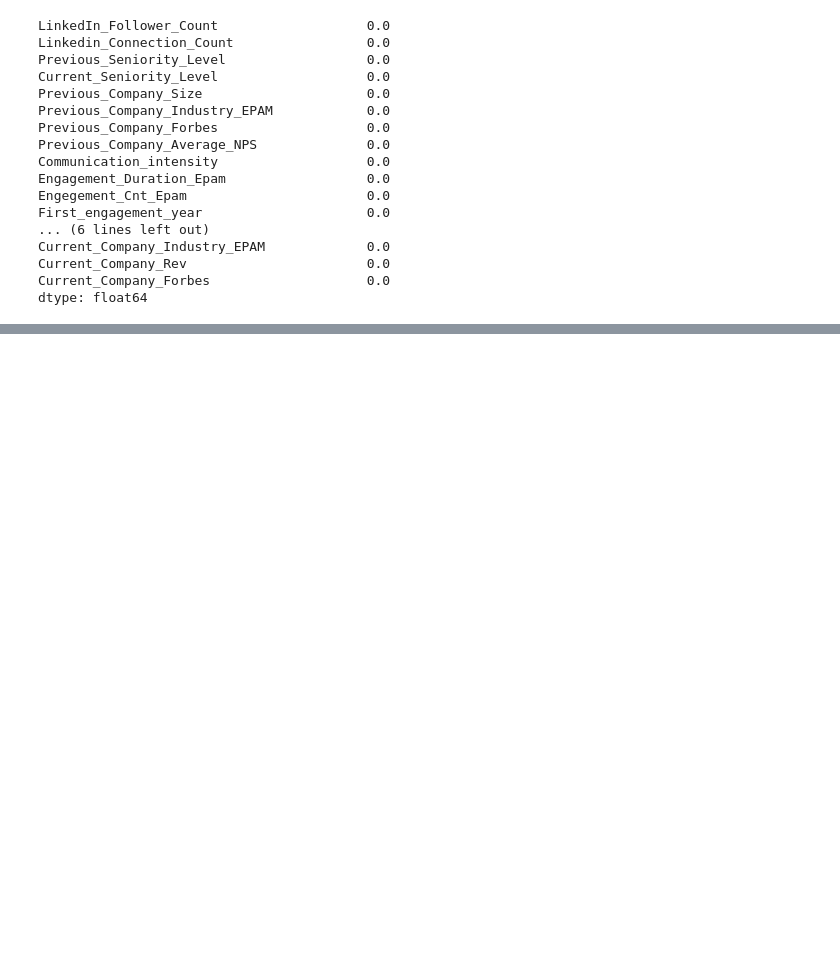
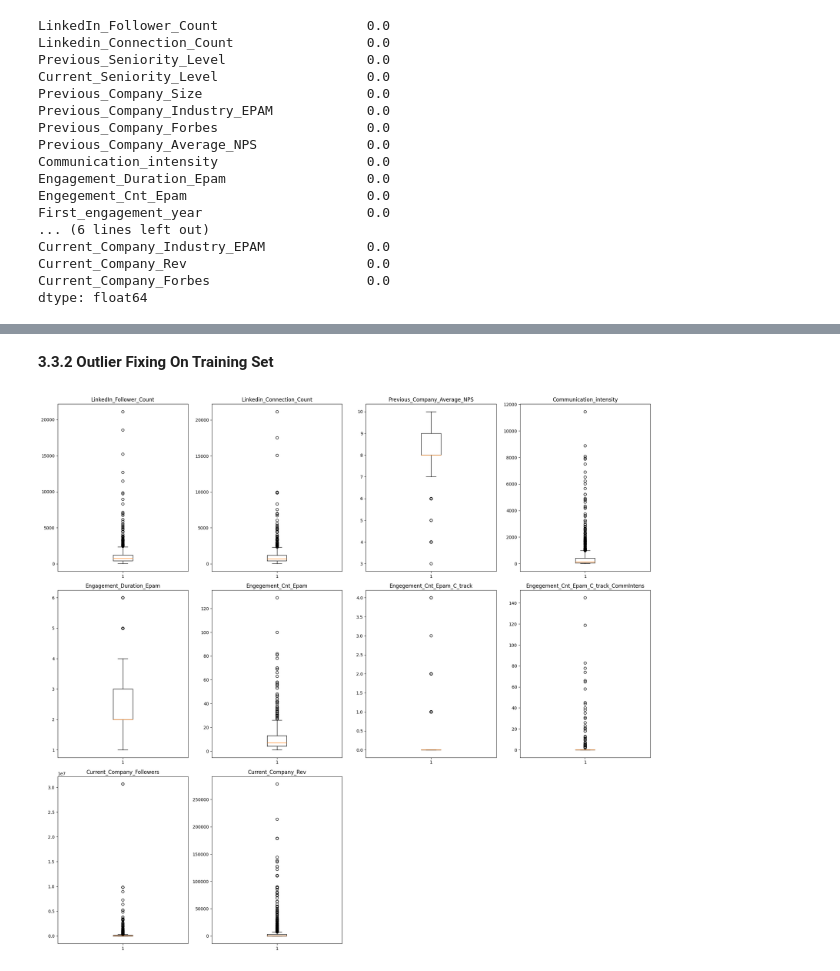
Before and after one commit to muratgguzel/AIML-DeepLearnig-Introduction-Neural-Networks, a Jupyter notebook: DNN_LEAD_GEN_AI.ipynb, the cells around one changed output, grey strips where cells are left out. Saved outputs shown, nothing was run; the diff lists cells and outputs as text; code cells hidden in the pictures; blank space fills up the shorter version.

```diff
--- a/DNN_LEAD_GEN_AI.ipynb
+++ b/DNN_LEAD_GEN_AI.ipynb
@@ -241,7 +242,7 @@ from kerastuner.tuners import RandomSearch
 # %% [markdown]
 ##2-LOADING AND EXPLORING DATA
 # %%
-Row_Data = pd.read_csv("https://raw.githubusercontent.com/SergeyKrupeninEPAM/LeadGenAIEngine/master/Release_4_Generated_test_06-26-2023.csv?token=GHSAT0AAAAAACCSWB7MI2NVGAJQGQGH6R3SZFCUNNA",encoding='utf-8',dtype="str")
+Row_Data = pd.read_csv("https://raw.githubusercontent.com/SergeyKrupeninEPAM/LeadGenAIEngine/master/Release_4_Generated_test_06-26-2023.csv?token=GHSAT0AAAAAACCSWB7M63XPSVR3ZUHUKQ4OZFRFJCQ",encoding='utf-8',dtype="str")
 # %%
 # copying data to another variable to avoid any changes to original data
 data = Row_Data.copy()
@@ -708,5 +709,5 @@ data_pre_process=data_pre_process.drop(["Current_Company_Employess_On_Linkedin"]
 # %%
 X=data_pre_process.drop(["LeadGen"], axis=1)
 # %%
-y=data_pre_process["LeadGen"]
+Y=data_pre_process["LeadGen"]
 # %%
@@ -728,2 +729,4 @@ print(X_train.shape, X_val.shape, X_test.shape)
+# %%
+X_train, X_test, y_train, y_test = train_test_split(X, Y, test_size=0.20, random_state=1,stratify = Y)
 # %%
 print("Number of rows in train data =", X_train.shape[0])
@@ -935,0 +981,15 @@ def treat_outliers_all(df, col_list):
+# %% [markdown]
+**3.3.2** **Outlier Fixing On Training Set**
+# %%
+numerical_col = X_train.select_dtypes(include=np.number).columns.tolist()
+plt.figure(figsize=(20, 30))
+
+for i, variable in enumerate(numerical_col):
+    plt.subplot(5, 4, i + 1)
+    plt.boxplot(X_train[variable], whis=1.5)
+    plt.tight_layout()
+    plt.title(variable)
+
+plt.show()
+# %% [output]
+[figure, added]
```
Also changed, not shown: parts of 97 cells of this notebook.
